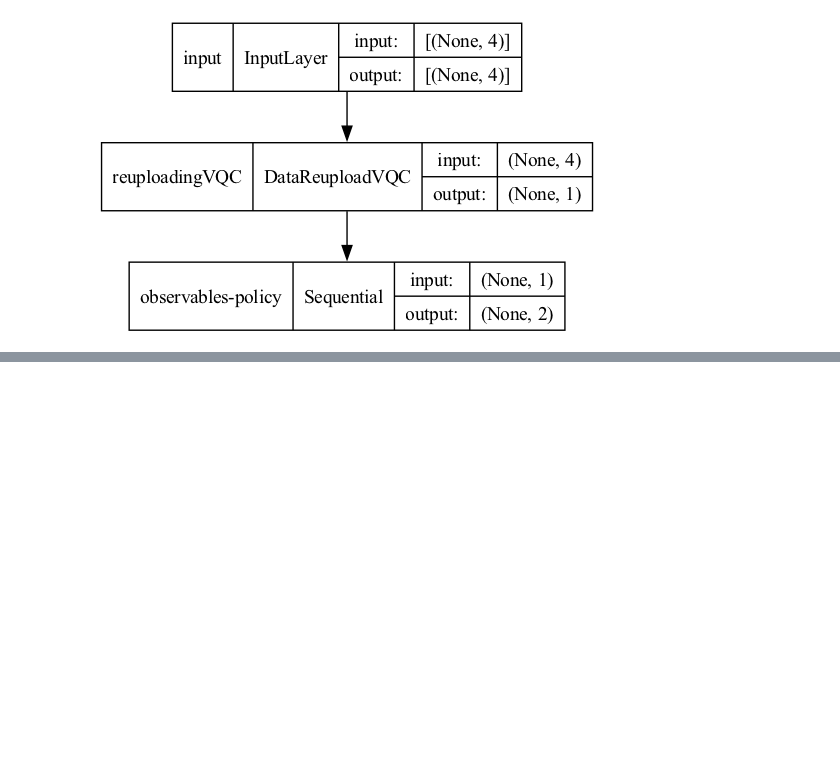
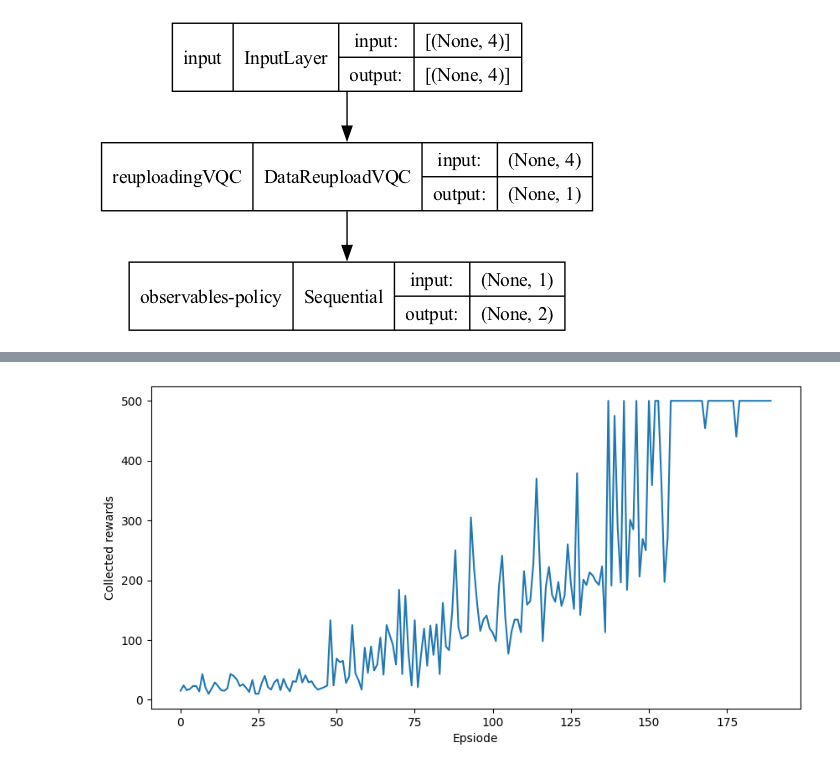
Before and after one commit to bernardombsoares/VQC_PolicyGradients, a Jupyter notebook: Work/QRL.ipynb, the cells around one changed output, grey strips where cells are left out. Drawn from its saved outputs; the diff is of its cells as text; code cells hidden in the pictures; blank space fills up the shorter version.

```diff
--- a/Work/QRL.ipynb
+++ b/Work/QRL.ipynb
@@ -189 +183,12 @@ def compute_returns(rewards_history, gamma):
     return returns
+# %%
+state_bounds = np.array([2.4, 2.5, 0.21, 2.5])
+gamma = 1
+batch_size = 10
+n_episodes = 1000
+
+optimizer_in = tf.keras.optimizers.Adam(learning_rate= 0.1, amsgrad=True)
+optimizer_vqc = tf.keras.optimizers.Adam(learning_rate= 0.01, amsgrad=True)
+optimizer_out = tf.keras.optimizers.Adam(learning_rate= 0.1, amsgrad=True)
+
+w_in, w_vqc, w_out = 1, 0, 2
@@ -189,0 +212,28 @@ def compute_returns(rewards_history, gamma):
+# %%
+env_name = "CartPole-v1"
+
+episode_reward_history = []
+for batch in range(n_episodes // batch_size):
+    episodes = gather_episodes(state_bounds, n_actions, model, batch_size, env_name)
+
+    states = np.concatenate([ep['states'] for ep in episodes])
+    actions = np.concatenate([ep['actions'] for ep in episodes])
+    rewards = [ep['rewards'] for ep in episodes]
+
+    returns = np.concatenate([compute_returns(ep_rwds, gamma) for ep_rwds in rewards])
+    returns = np.array(returns, dtype=np.float32)
+
+    id_action_pairs = np.array([[i,a] for i, a in enumerate(actions)])
+
+    reinforce_update(states, id_action_pairs, returns, model)
+
+    for ep_rwds in rewards:
+        episode_reward_history.append(np.sum(ep_rwds))
+
+    avg_rewards = np.mean(episode_reward_history[-10:])
+
+    print('Finished episode', (batch + 1) * batch_size,
+          'Average rewards: ', avg_rewards)
+
+    if avg_rewards >= 500.0:
+        break
@@ -189,0 +260,8 @@ def compute_returns(rewards_history, gamma):
+# %%
+plt.figure(figsize=(10,5))
+plt.plot(episode_reward_history)
+plt.xlabel('Epsiode')
+plt.ylabel('Collected rewards')
+plt.show()
+# %% [output]
+[figure, added]
```
Also changed, not shown: parts of 8 cells of this notebook.
